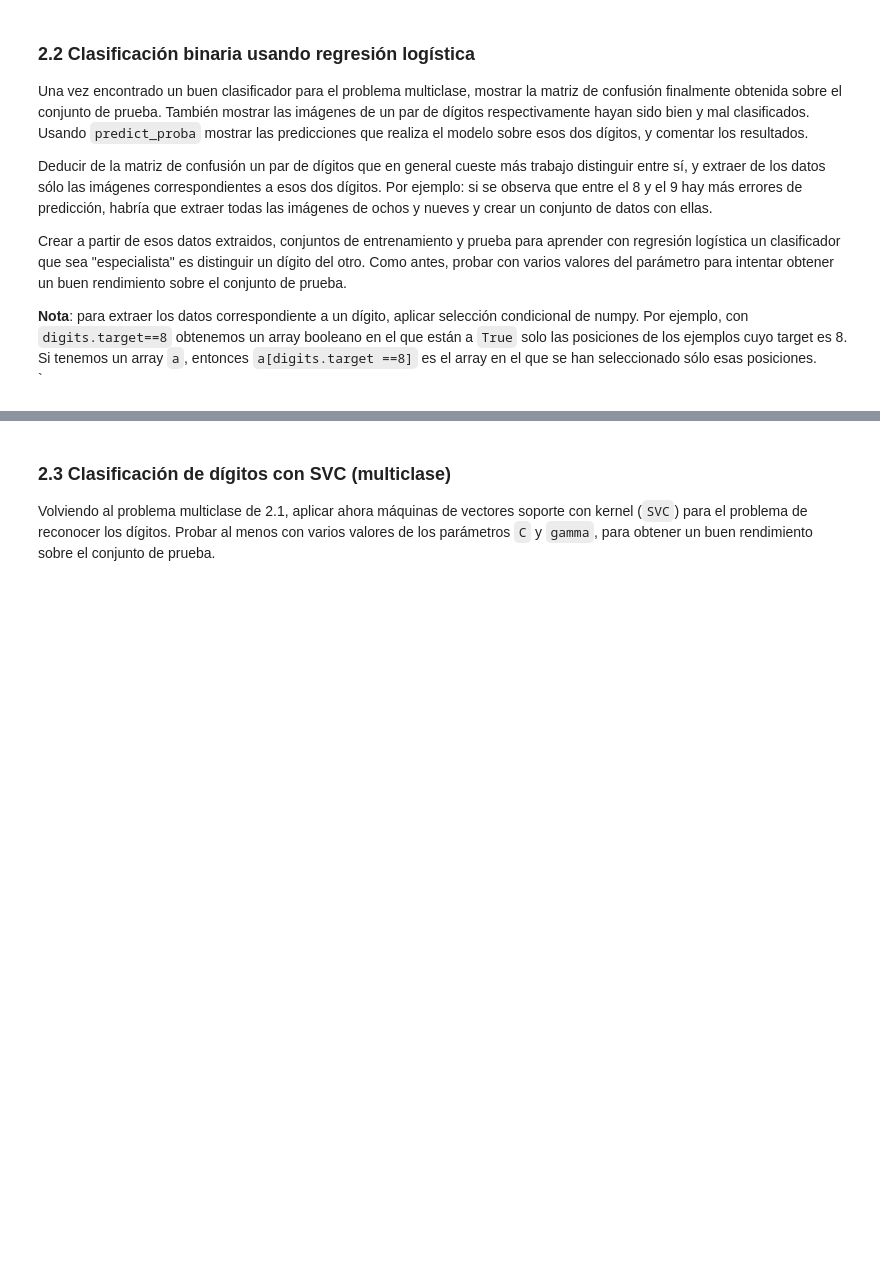
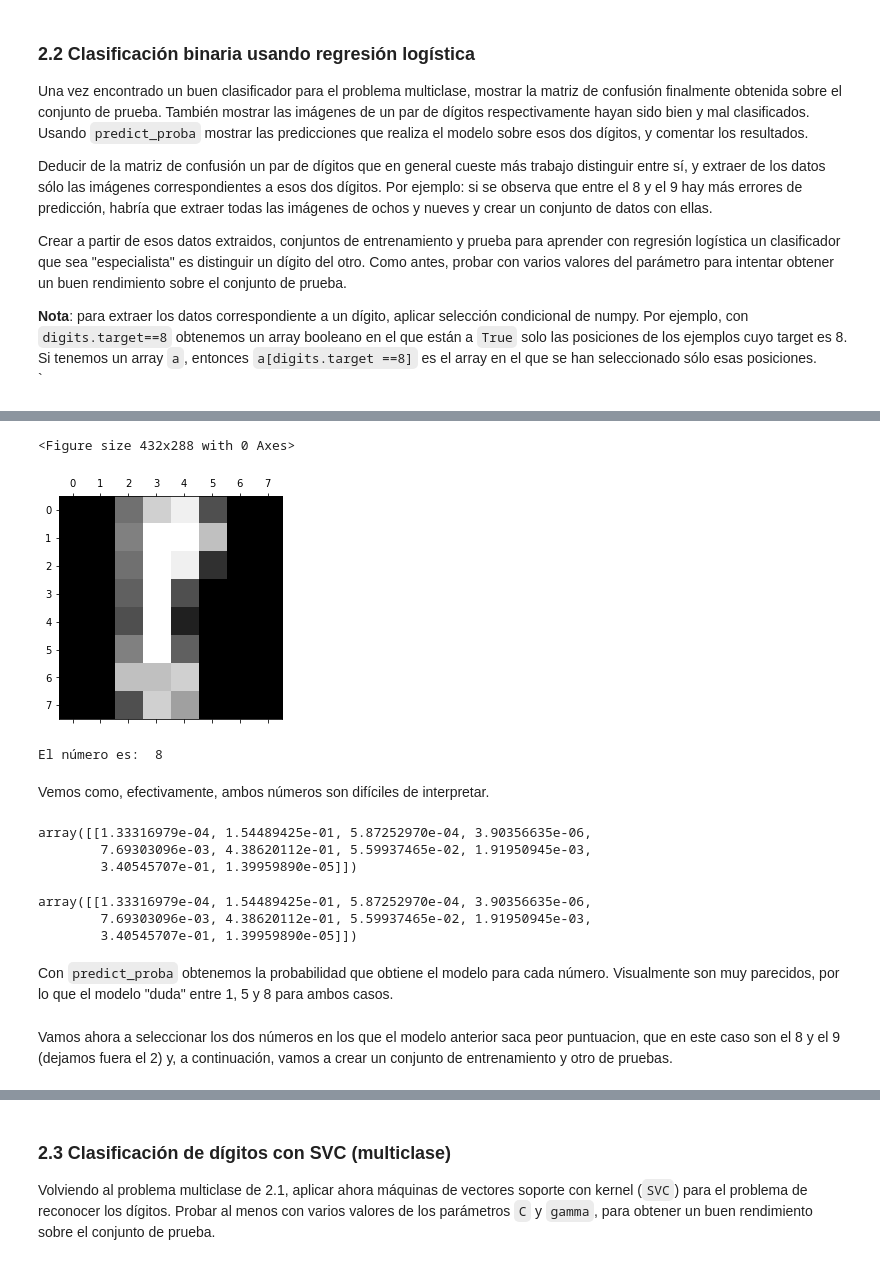
Before and after one commit to serrodcal-MII/AA-04-LinearModel, a Jupyter notebook: Ejercicio modelos lineales.ipynb, the cells around one changed output, grey strips where cells are left out. Saved outputs shown, nothing was run; the diff lists cells and outputs as text; code cells hidden in the pictures; blank space fills up the shorter version.

```diff
--- a/Ejercicio modelos lineales.ipynb
+++ b/Ejercicio modelos lineales.ipynb
@@ -57,0 +255,27 @@ Crear a partir de esos datos extraidos,  conjuntos de entrenamiento y prueba par
+# %%
+plt.gray()
+plt.matshow(X_test[wrong_values[1]].reshape(8,8))
+plt.show()
+print("El número es: ", y_test[wrong_values[1]])
+# %% [output]
+<Figure size 432x288 with 0 Axes>
+[figure, added]
+El número es:  8
+# %% [markdown]
+Vemos como, efectivamente, ambos números son difíciles de interpretar.
+# %%
+logreg001.predict_proba([X_test[wrong_values[0]]])
+# %% [output]
+array([[1.33316979e-04, 1.54489425e-01, 5.87252970e-04, 3.90356635e-06,
+        7.69303096e-03, 4.38620112e-01, 5.59937465e-02, 1.91950945e-03,
+        3.40545707e-01, 1.39959890e-05]])
+# %%
+logreg001.predict_proba([X_test[wrong_values[0]]])
+# %% [output]
+array([[1.33316979e-04, 1.54489425e-01, 5.87252970e-04, 3.90356635e-06,
+        7.69303096e-03, 4.38620112e-01, 5.59937465e-02, 1.91950945e-03,
+        3.40545707e-01, 1.39959890e-05]])
+# %% [markdown]
+Con `predict_proba` obtenemos la probabilidad que obtiene el modelo para cada número. Visualmente son muy parecidos, por lo que el modelo "duda" entre 1, 5 y 8 para ambos casos.
+# %% [markdown]
+Vamos ahora a seleccionar los dos números en los que el modelo anterior saca peor puntuacion, que en este caso son el 8 y el 9 (dejamos fuera el 2) y, a continuación, vamos a crear un conjunto de entrenamiento y otro de pruebas.
```
Also changed, not shown: parts of 48 cells of this notebook, 1 other file.
